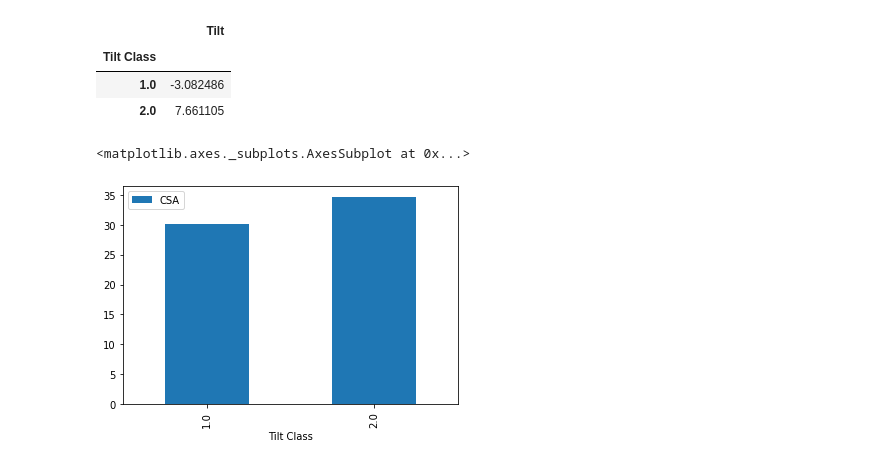
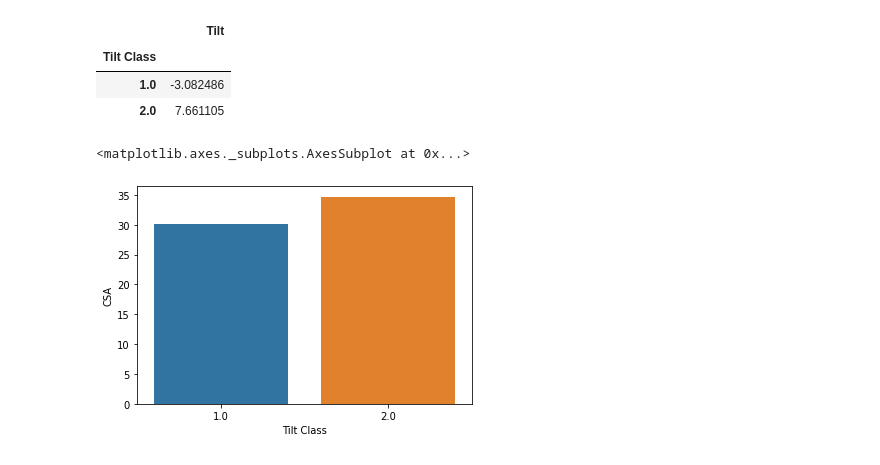
Before and after one commit to C-Designer/Codestates_Section_Project, a Jupyter notebook: Section2/Section2_Project.ipynb, the cells around one changed output. Saved outputs shown, nothing was run; the diff lists cells and outputs as text; code cells hidden in the pictures.

```diff
--- a/Section2/Section2_Project.ipynb
+++ b/Section2/Section2_Project.ipynb
@@ -207,7 +207,9 @@ df[['Tilt', 'Tilt Class']].groupby(['Tilt Class']).mean()
 # %%
 # 평균적으로 전방경사일 경우 견관절염, 후방경사일 경우 회전근개 파열 위험
 
-df[['CSA', 'Tilt Class']].groupby(['Tilt Class']).mean().plot.bar()
+class_mean = df[['CSA', 'Tilt Class']].groupby(['Tilt Class']).mean().reset_index()
+
+sns.barplot(data=class_mean, x= 'Tilt Class', y= 'CSA')
 # %% [output]
 <matplotlib.axes._subplots.AxesSubplot at 0x...>
-[figure, old version]
+[figure, new version]
```
Also changed, not shown: parts of 6 cells of this notebook.
